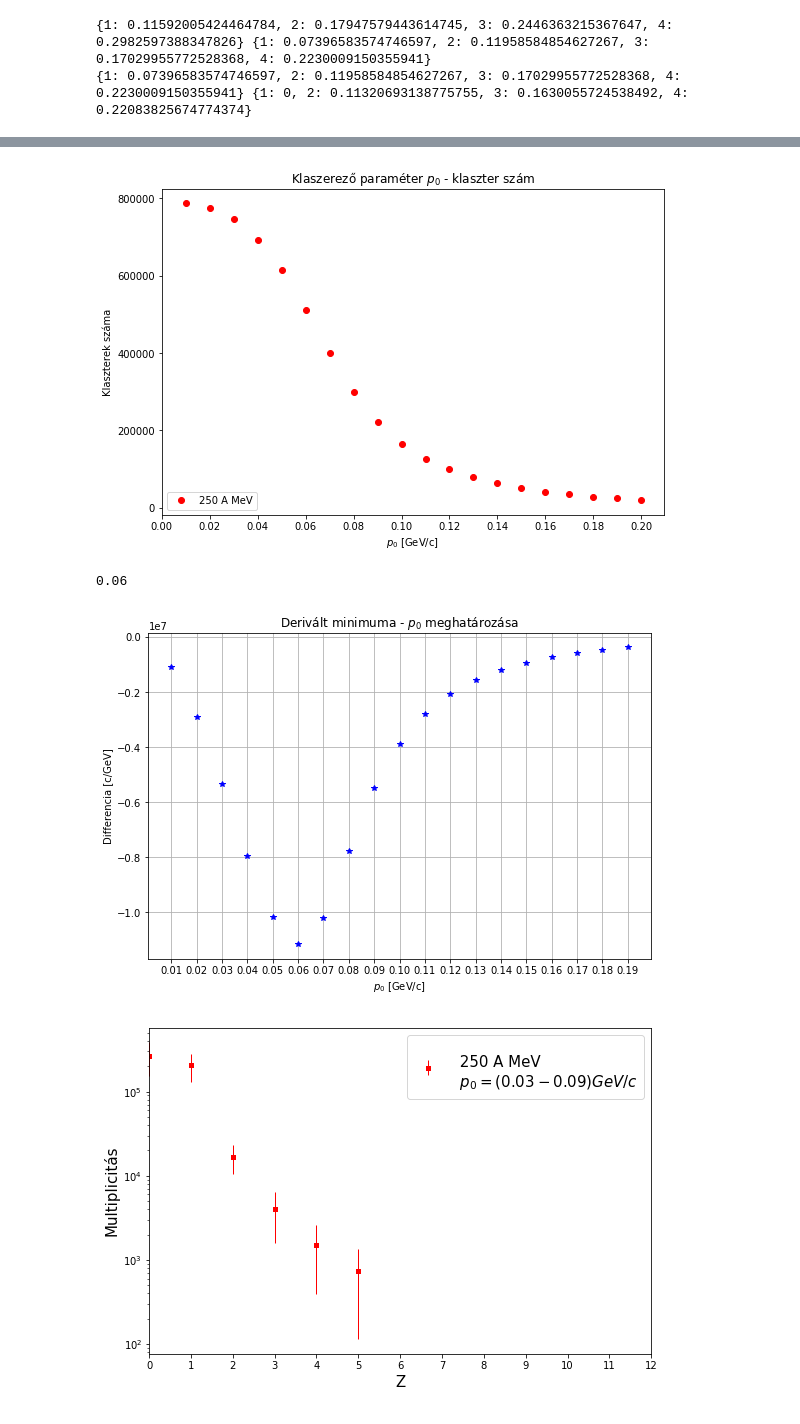
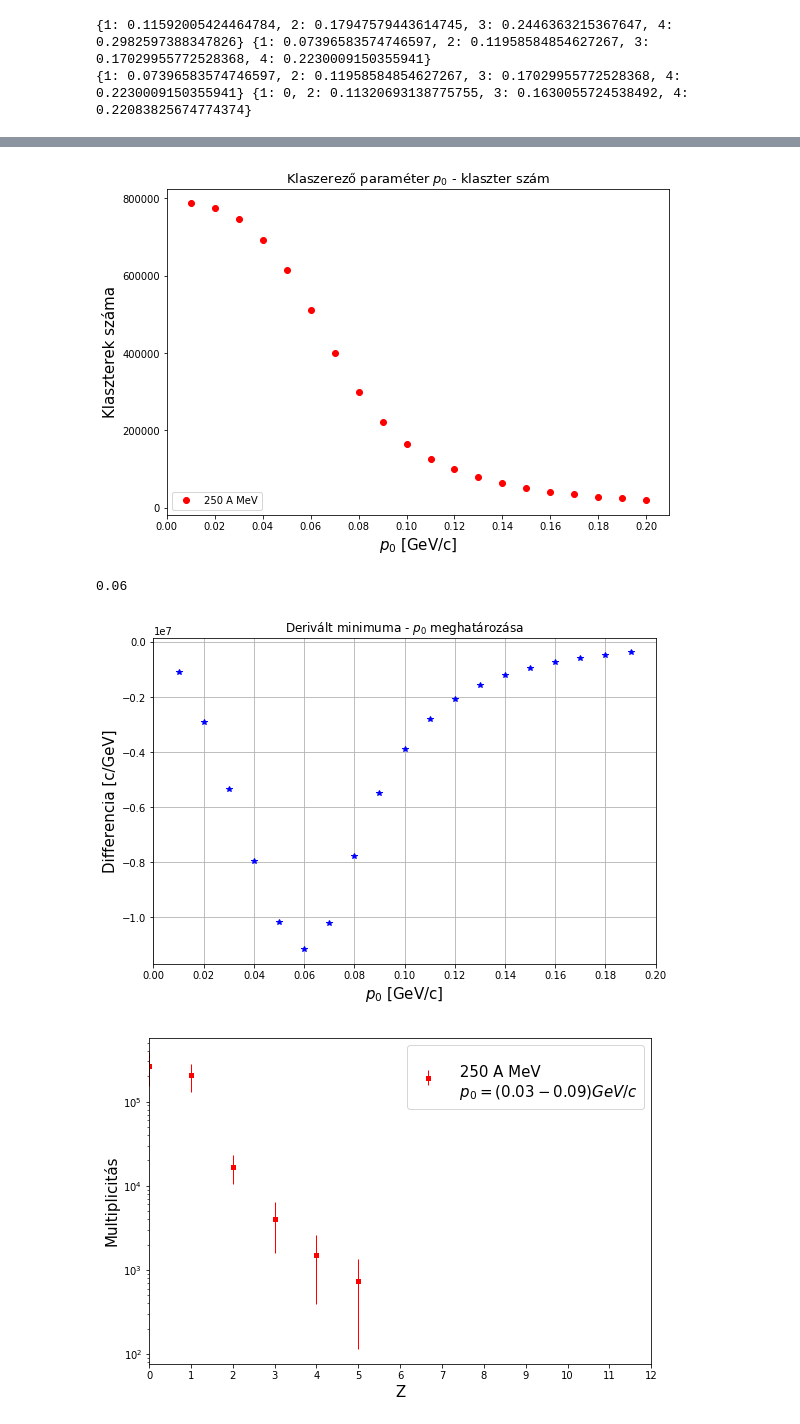
Before and after one commit to qbeer/szakdoli, a Jupyter notebook: BFS/visualize.ipynb, the cells around one changed output, grey strips where cells are left out. Cells and saved outputs as stored; diff of their text form; code cells hidden in the pictures.

```diff
--- a/BFS/visualize.ipynb
+++ b/BFS/visualize.ipynb
@@ -288,7 +288,7 @@ print(popt, perr)
 [figure]
 # %%
 
-chargeAndAngleAndEnergy = np.asarray(df3[['Z', 'polar angle','       E','A']])
+chargeAndAngleAndEnergy = np.asarray(df2[['Z', 'polar angle','       E','A']])
 
 chargeAndAngleAndEnergy = np.asarray(
     list(filter(lambda x: x[1] < 180. and x[1] > 0., chargeAndAngleAndEnergy)))
@@ -342,5 +342,5 @@ print(popt, perr)
 # %%
-chargeAndAngleAndEnergy = np.asarray(df3[['Z', 'polar angle','       E','A']])
+chargeAndAngleAndEnergy = np.asarray(df2[['Z', 'polar angle','       E','A']])
 
 chargeAndAngleAndEnergy = np.asarray(
     list(filter(lambda x: x[1] < 90. and x[1] > 60. and (x[0] == 1 or x[0] == 2) and x[3] < 5, chargeAndAngleAndEnergy)))
@@ -412,4 +414,6 @@ savefig('./konnyu_magok_150AMeV.png')
 # %%
+plt.figure(figsize(9,6))
+
 # klaszterek száma
 pNullClusters = loadtxt('./p0clusters.dat')
 
@@ -423,13 +427,13 @@ for elem in pNullClusters:
 plt.plot(p0, noOfClusters, 'ro')
 #plt.yscale('log')
 
-ylabel('Klaszterek száma')
-xlabel('$p_{0}$ [GeV/c]')
+ylabel('Klaszterek száma', fontsize=15)
+xlabel('$p_{0}$ [GeV/c]', fontsize=15)
 
 plt.xticks(np.arange(0,0.22, step=0.02))
 plt.yticks(np.arange(0,900000, step=200000))
 
-title('Klaszerező paraméter $p_{0}$ - klaszter szám')
+title('Klaszerező paraméter $p_{0}$ - klaszter szám', fontsize = 13)
 
 plt.legend(('250 A MeV', ''),
            loc='lower left')
@@ -441,25 +445,27 @@ for i in range(0, len(p0) - 1):
 
 savefig('./klaszterszamparameter.png')
 # %% [output]
-[figure, old version]
+[figure, new version]
 # %%
 plt.figure(figsize(9,6))
 plt.plot(p0[0:len(p0)-1], derivate, 'b*')
 plt.xticks(np.arange(0.01, 0.2, step=0.01))
 
 print(p0[derivate.index(np.min(derivate))])
 
-xlabel('$p_{0}$ [GeV/c]')
-ylabel('Differencia [c/GeV]')
+plt.xticks(np.arange(0,0.22, step=0.02))
 
-title('Derivált minimuma - $p_{0}$ meghatározása')
+xlabel('$p_{0}$ [GeV/c]',  fontsize=15)
+ylabel('Differencia [c/GeV]',  fontsize=15)
+
+title('Derivált minimuma - $p_{0}$ meghatározása',  fontsize=12)
 
 grid(True)
 
 savefig('./legjobb_p0.png')
 # %% [output]
 0.06
-[figure, old version]
+[figure, new version]
 # %%
 multiplicities = [{},{},{},{},{},
                   {},{},{},{},{},
```
Also changed, not shown: parts of 3 cells of this notebook, 17 other files.
